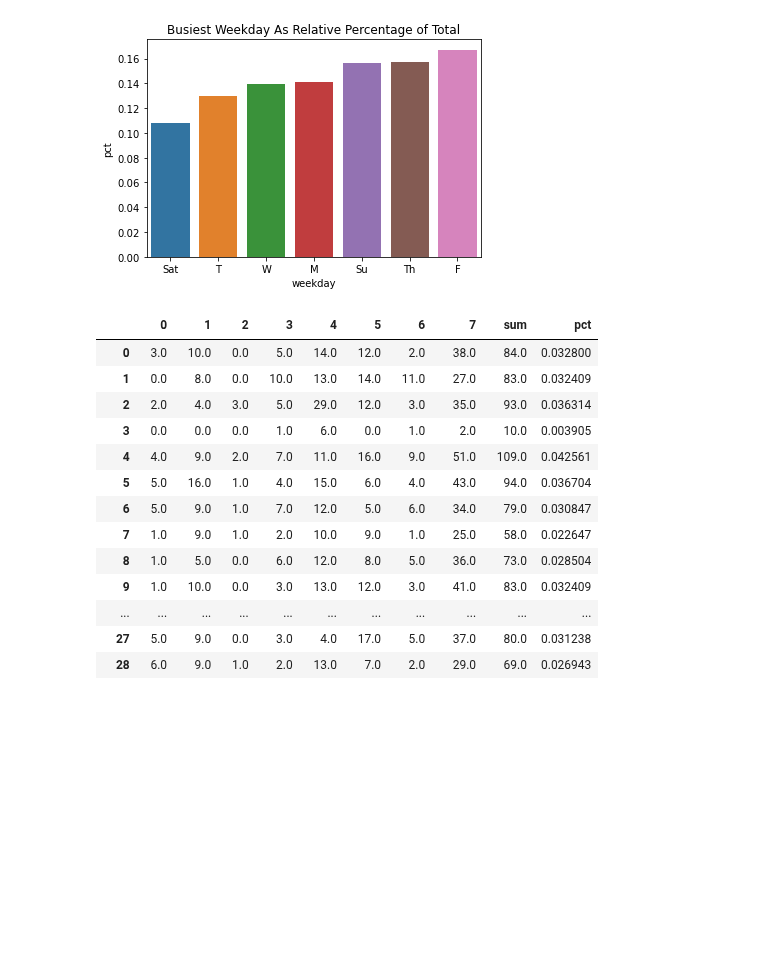
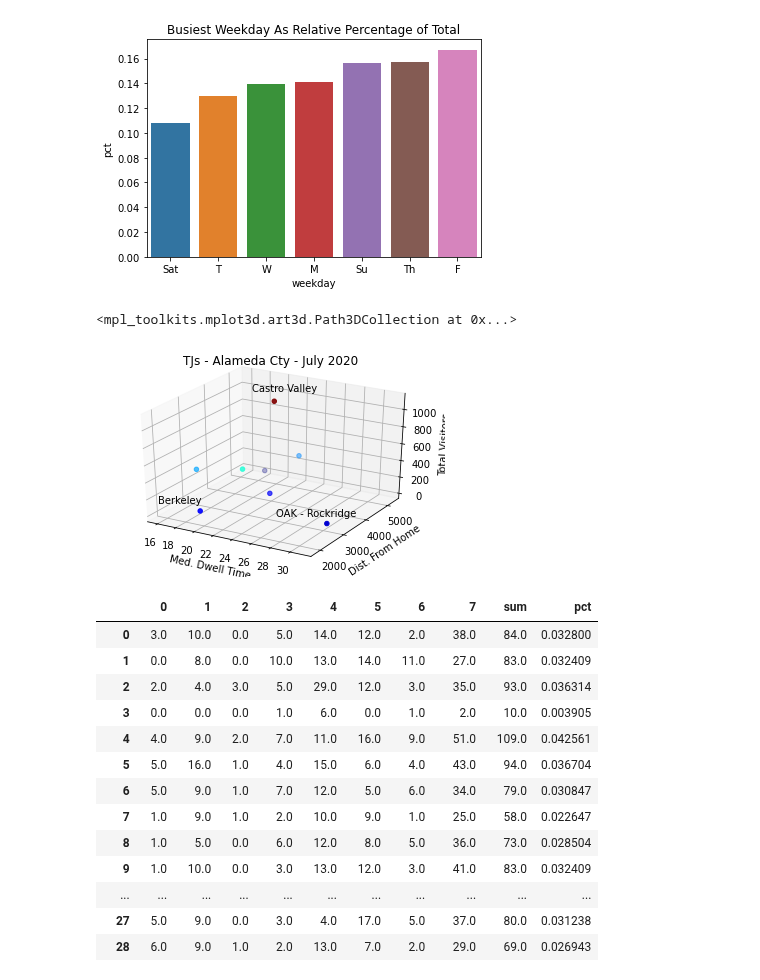
Before and after one commit to tahentx/pv_workbook, a Jupyter notebook: datascience/safegraph/alameda_county_tj.ipynb, the cells around one changed output. Cells and saved outputs as stored; diff of their text form; code cells hidden in the pictures; blank space fills up the shorter version.

```diff
--- a/datascience/safegraph/alameda_county_tj.ipynb
+++ b/datascience/safegraph/alameda_county_tj.ipynb
@@ -64,6 +68,24 @@ Text(0.5, 1.0, 'Busiest Weekday As Relative Percentage of Total')
 # %%
 cases = county_covid.cases.diff().fillna(0)
 deaths = county_covid.deaths.diff().fillna(0)
+# %%
+fig = plt.figure()
+ax = plt.axes(projection='3d')
+xdata = tj_locations.median_dwell
+ydata = tj_locations.distance_from_home
+zdata = [97, 299, 17, 143, 438, 330, 133, 1104.0]
+ax.set_title('TJs - Alameda Cty - July 2020')
+ax.set_xlabel('Med. Dwell Time')
+ax.set_ylabel('Dist. From Home')
+ax.set_zlabel('Total Visitors')
+ax.text(25, 3000, 0, "OAK - Rockridge", color='black')
+ax.text(15, 2000, 100, "Berkeley", color='black')
+ax.text(20, 4000, 1200, "Castro Valley", color='black')
+ax.yaxis.set_ticks(np.arange(0, 5500, 1000))
+ax.scatter3D(xdata, ydata, zdata, c=zdata, cmap='jet')
+# %% [output]
+<mpl_toolkits.mplot3d.art3d.Path3DCollection at 0x...>
+[figure, added]
 # %%
 tj_july_visits_by_day
 # %% [output]
```
Also changed, not shown: parts of 3 cells of this notebook.
